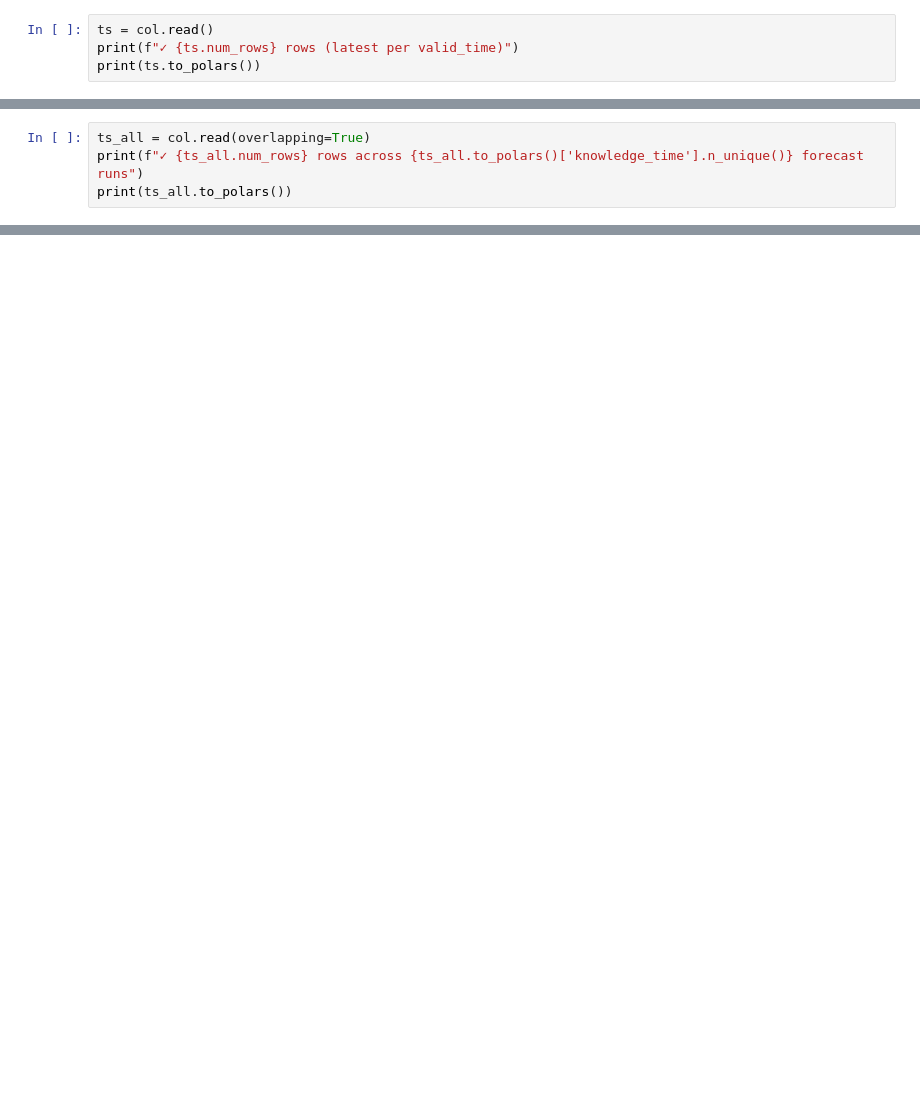
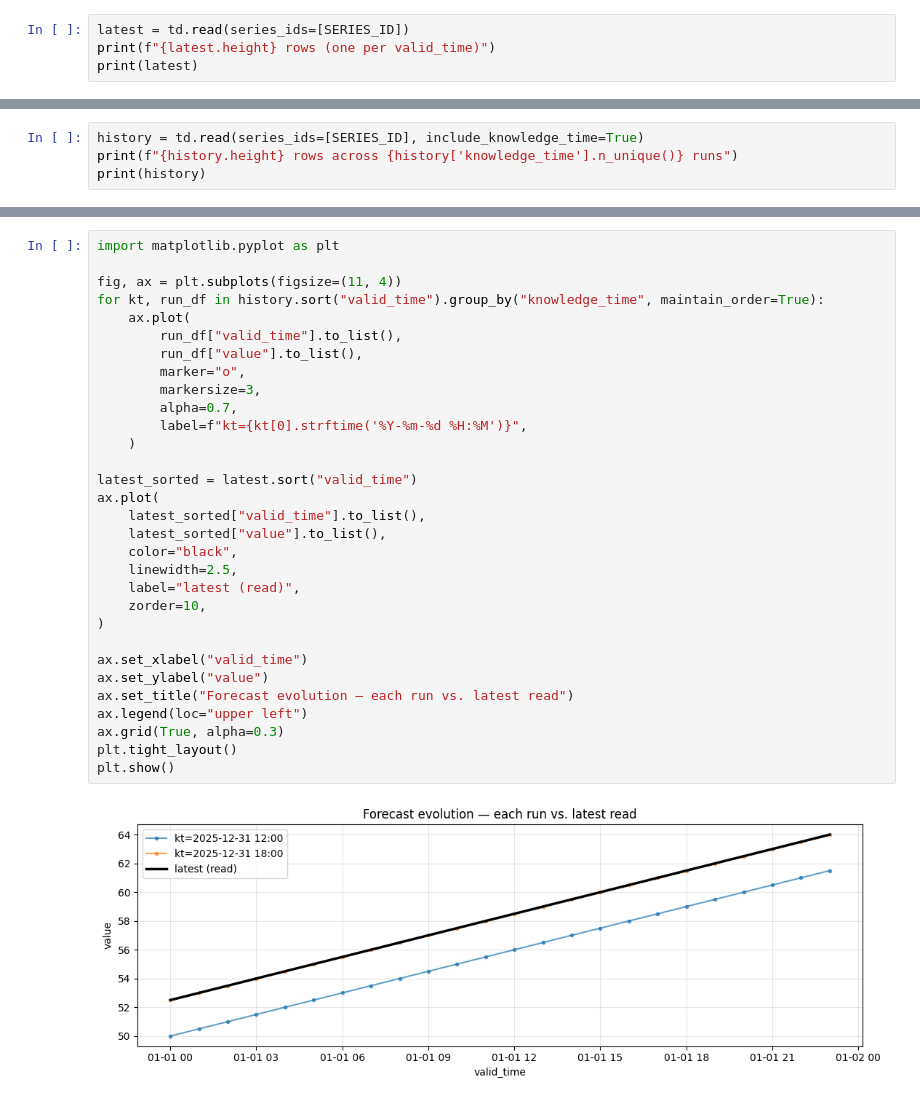
Before and after one commit to rebase-energy/timedb, a Jupyter notebook: examples/quickstart.ipynb, the cells around one changed output, grey strips where cells are left out. Saved outputs shown, nothing was run; the diff lists cells and outputs as text; blank space fills up the shorter version.

```diff
--- a/examples/quickstart.ipynb
+++ b/examples/quickstart.ipynb
@@ -80,5 +84,5 @@ print(f"✓ Run 2: {result}")
 # %%
-ts = col.read()
-print(f"✓ {ts.num_rows} rows (latest per valid_time)")
-print(ts.to_polars())
+latest = td.read(series_ids=[SERIES_ID])
+print(f"{latest.height} rows (one per valid_time)")
+print(latest)
 # %% [output]
@@ -108,5 +112,5 @@ shape: (24, 2)
 # %%
-ts_all = col.read(overlapping=True)
-print(f"✓ {ts_all.num_rows} rows across {ts_all.to_polars()['knowledge_time'].n_unique()} forecast runs")
-print(ts_all.to_polars())
+history = td.read(series_ids=[SERIES_ID], include_knowledge_time=True)
+print(f"{history.height} rows across {history['knowledge_time'].n_unique()} runs")
+print(history)
 # %% [output]
@@ -143,0 +140,33 @@ See the other notebooks for multi-series inserts, advanced read patterns, correc
+# %%
+import matplotlib.pyplot as plt
+
+fig, ax = plt.subplots(figsize=(11, 4))
+for kt, run_df in history.sort("valid_time").group_by("knowledge_time", maintain_order=True):
+    ax.plot(
+        run_df["valid_time"].to_list(),
+        run_df["value"].to_list(),
+        marker="o",
+        markersize=3,
+        alpha=0.7,
+        label=f"kt={kt[0].strftime('%Y-%m-%d %H:%M')}",
+    )
+
+latest_sorted = latest.sort("valid_time")
+ax.plot(
+    latest_sorted["valid_time"].to_list(),
+    latest_sorted["value"].to_list(),
+    color="black",
+    linewidth=2.5,
+    label="latest (read)",
+    zorder=10,
+)
+
+ax.set_xlabel("valid_time")
+ax.set_ylabel("value")
+ax.set_title("Forecast evolution — each run vs. latest read")
+ax.legend(loc="upper left")
+ax.grid(True, alpha=0.3)
+plt.tight_layout()
+plt.show()
+# %% [output]
+[figure, added]
```
Also changed, not shown: parts of 28 cells of this notebook, 15 other files.
